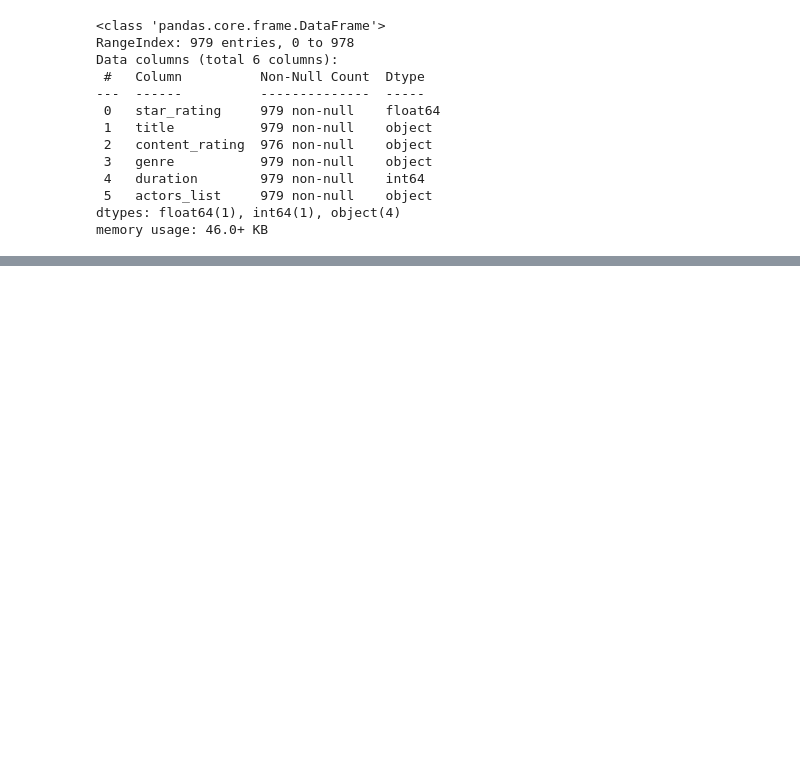
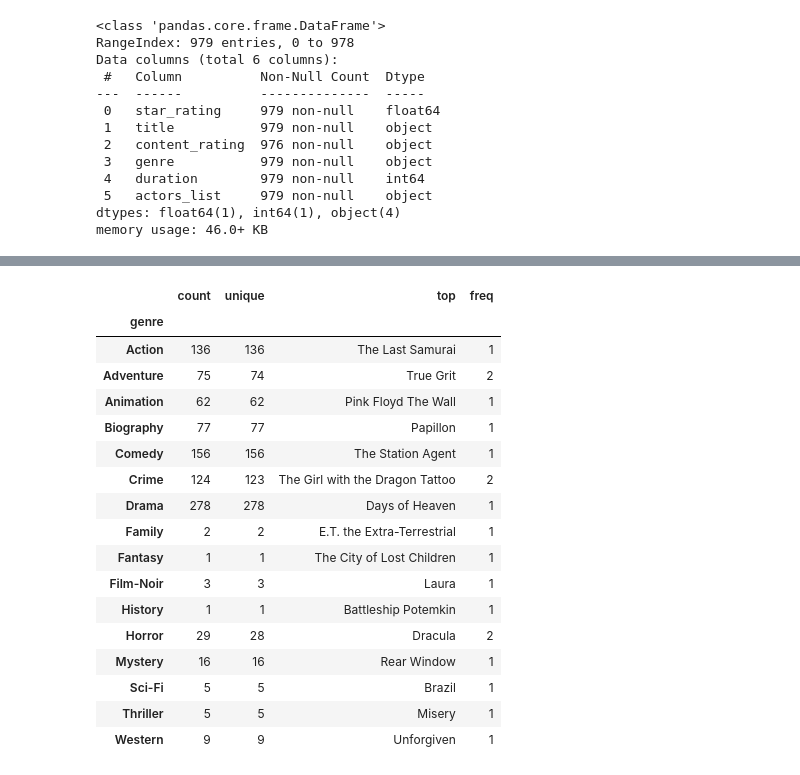
Before and after one commit to safiraauliar/H8_PYTN-KS-003, a Jupyter notebook: Sesi5-Pandas-Introduction.ipynb, the cells around one changed output, grey strips where cells are left out. Saved outputs shown, nothing was run; the diff lists cells and outputs as text; code cells hidden in the pictures; blank space fills up the shorter version.

```diff
--- a/Sesi5-Pandas-Introduction.ipynb
+++ b/Sesi5-Pandas-Introduction.ipynb
@@ -162,0 +177,22 @@ movieDB.iloc[250:300]
+# %%
+groupedMovie = movieDB.groupby(['genre'])["title"]
+groupedMovie.describe()
+# %% [output]
+|  | count | unique | top | freq |
+| genre |  |  |  |  |
+| Action | 136 | 136 | The Last Samurai | 1 |
+| Adventure | 75 | 74 | True Grit | 2 |
+| Animation | 62 | 62 | Pink Floyd The Wall | 1 |
+| Biography | 77 | 77 | Papillon | 1 |
+| Comedy | 156 | 156 | The Station Agent | 1 |
+| Crime | 124 | 123 | The Girl with the Dragon Tattoo | 2 |
+| Drama | 278 | 278 | Days of Heaven | 1 |
+| Family | 2 | 2 | E.T. the Extra-Terrestrial | 1 |
+| Fantasy | 1 | 1 | The City of Lost Children | 1 |
+| Film-Noir | 3 | 3 | Laura | 1 |
+| History | 1 | 1 | Battleship Potemkin | 1 |
+| Horror | 29 | 28 | Dracula | 2 |
+| Mystery | 16 | 16 | Rear Window | 1 |
+| Sci-Fi | 5 | 5 | Brazil | 1 |
+| Thriller | 5 | 5 | Misery | 1 |
+| Western | 9 | 9 | Unforgiven | 1 |
```
Also changed, not shown: parts of 14 cells of this notebook.
